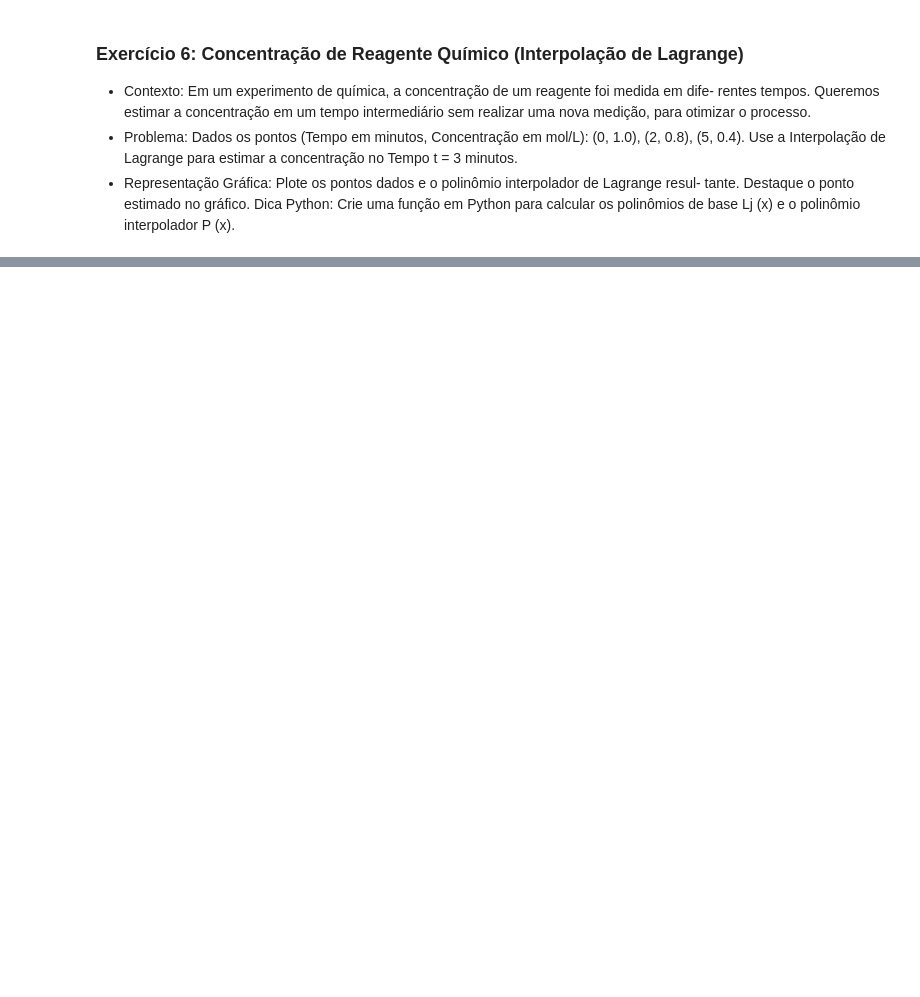
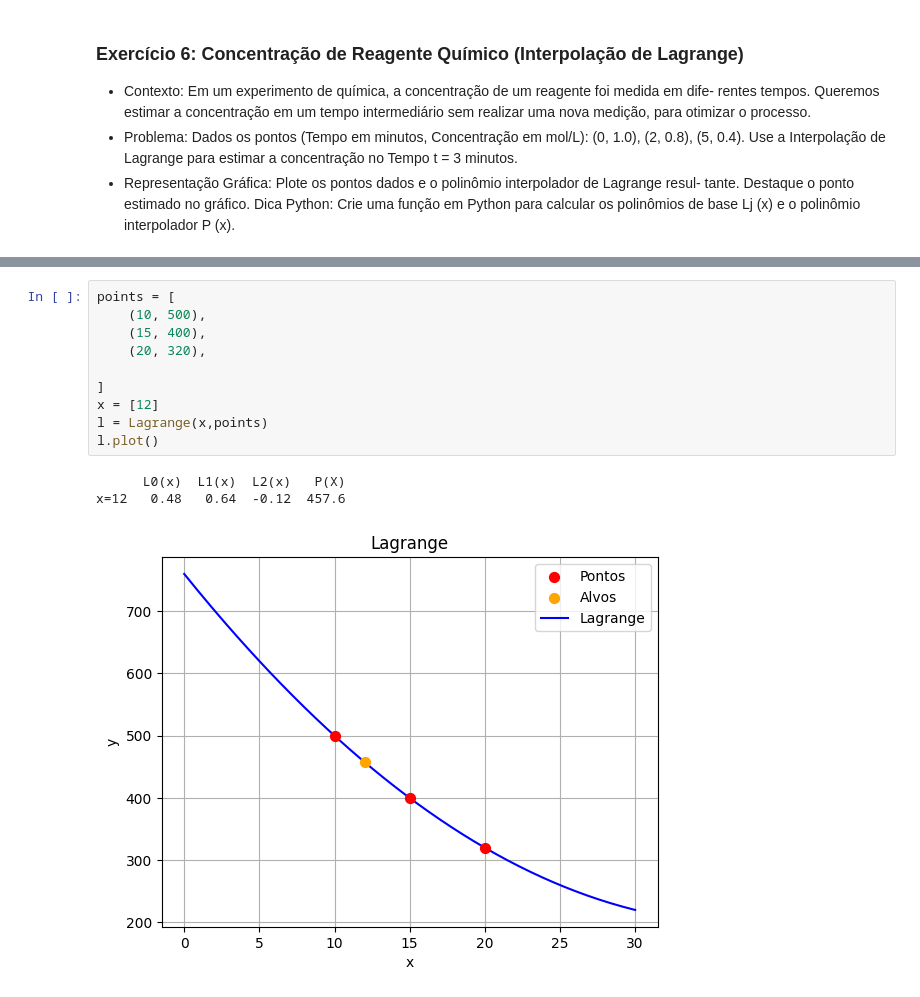
Before and after one commit to AngeloDev-New/IA-Materiais, a Jupyter notebook: rosangela/7_set_revisao/tarefa1_10.ipynb, the cells around one changed output, grey strips where cells are left out. Cells and saved outputs as stored; diff of their text form; blank space fills up the shorter version.

```diff
--- a/rosangela/7_set_revisao/tarefa1_10.ipynb
+++ b/rosangela/7_set_revisao/tarefa1_10.ipynb
@@ -303,0 +428,14 @@ l = Lagrange(x,points)
+# %%
+points = [
+    (10, 500),
+    (15, 400),
+    (20, 320),
+
+]
+x = [12]
+l = Lagrange(x,points)
+l.plot()
+# %% [output]
+      L0(x)  L1(x)  L2(x)   P(X)
+x=12   0.48   0.64  -0.12  457.6
+[figure, added]
```
Also changed, not shown: parts of 11 cells of this notebook.
